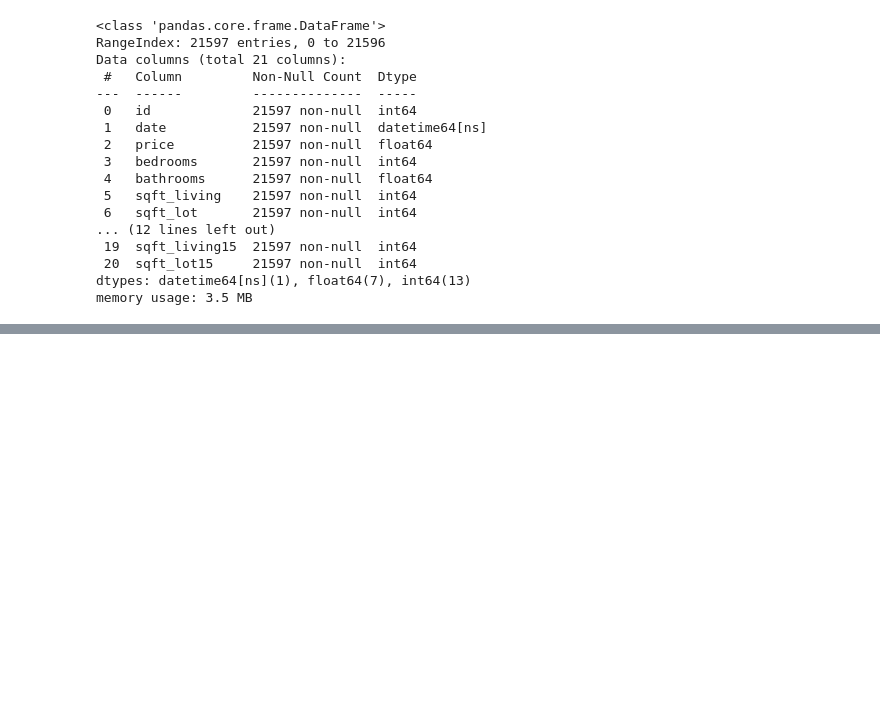
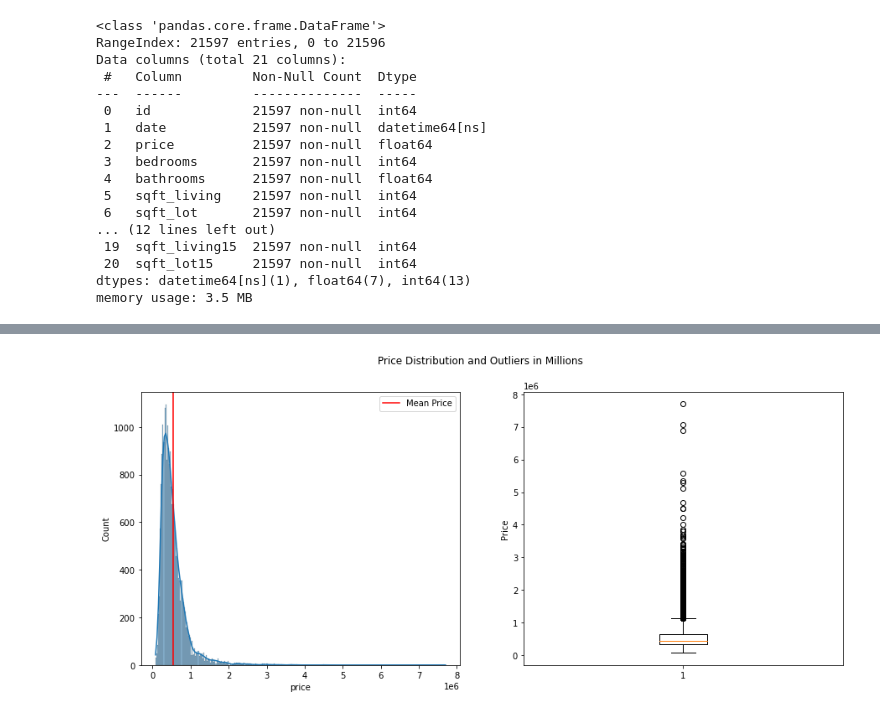
Before and after one commit to james-kibunja/dsc-phase-2-project-v2-3, a Jupyter notebook: student (2).ipynb, the cells around one changed output, grey strips where cells are left out. Cells and saved outputs as stored; diff of their text form; code cells hidden in the pictures; blank space fills up the shorter version.

```diff
--- a/student (2).ipynb
+++ b/student (2).ipynb
@@ -329,0 +345,3 @@ memory usage: 3.5 MB
+# %%
+df['renovated'] = df['yr_renovated'].map(lambda x: 1 if x > 0 else 0)
+df = df.drop('yr_renovated', axis = 1)
@@ -329,0 +368,18 @@ memory usage: 3.5 MB
+# %%
+# Creating a figure space and visualizing
+fig, ax = plt.subplots(figsize=(15,6), ncols=2)
+
+# Histogram
+sns.histplot(df.price, kde=True, ax=ax[0])
+ax[0].axvline(df['price'].mean(), color='red', label="Mean Price")
+
+# Boxplot
+ax[1].boxplot(df['price'])
+ax[1].set_ylabel("Price")
+ax[0].legend()
+
+# Title and showing
+fig.suptitle("Price Distribution and Outliers in Millions")
+plt.show()
+# %% [output]
+[figure, added]
```
Also changed, not shown: parts of 4 cells of this notebook.
